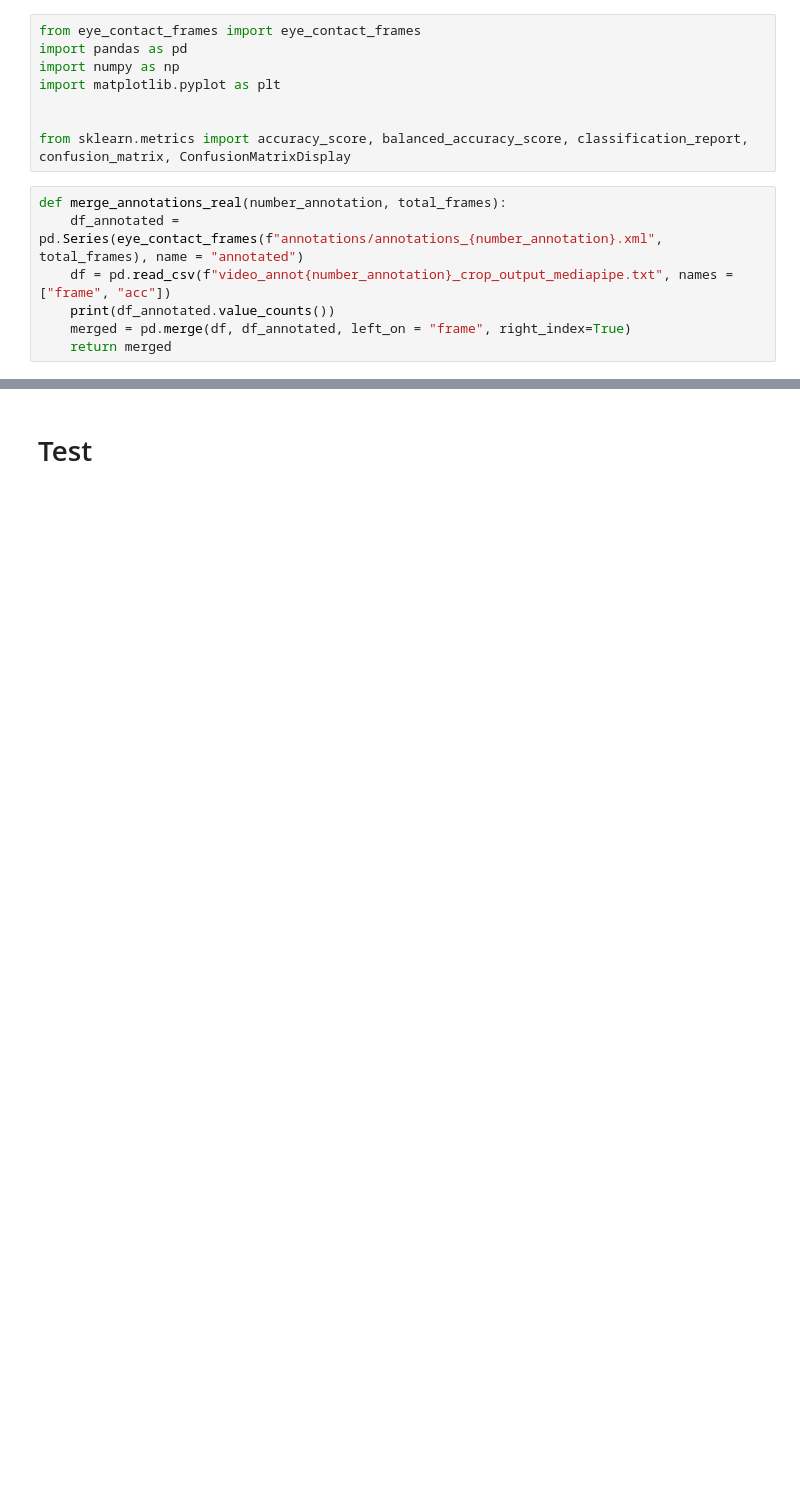
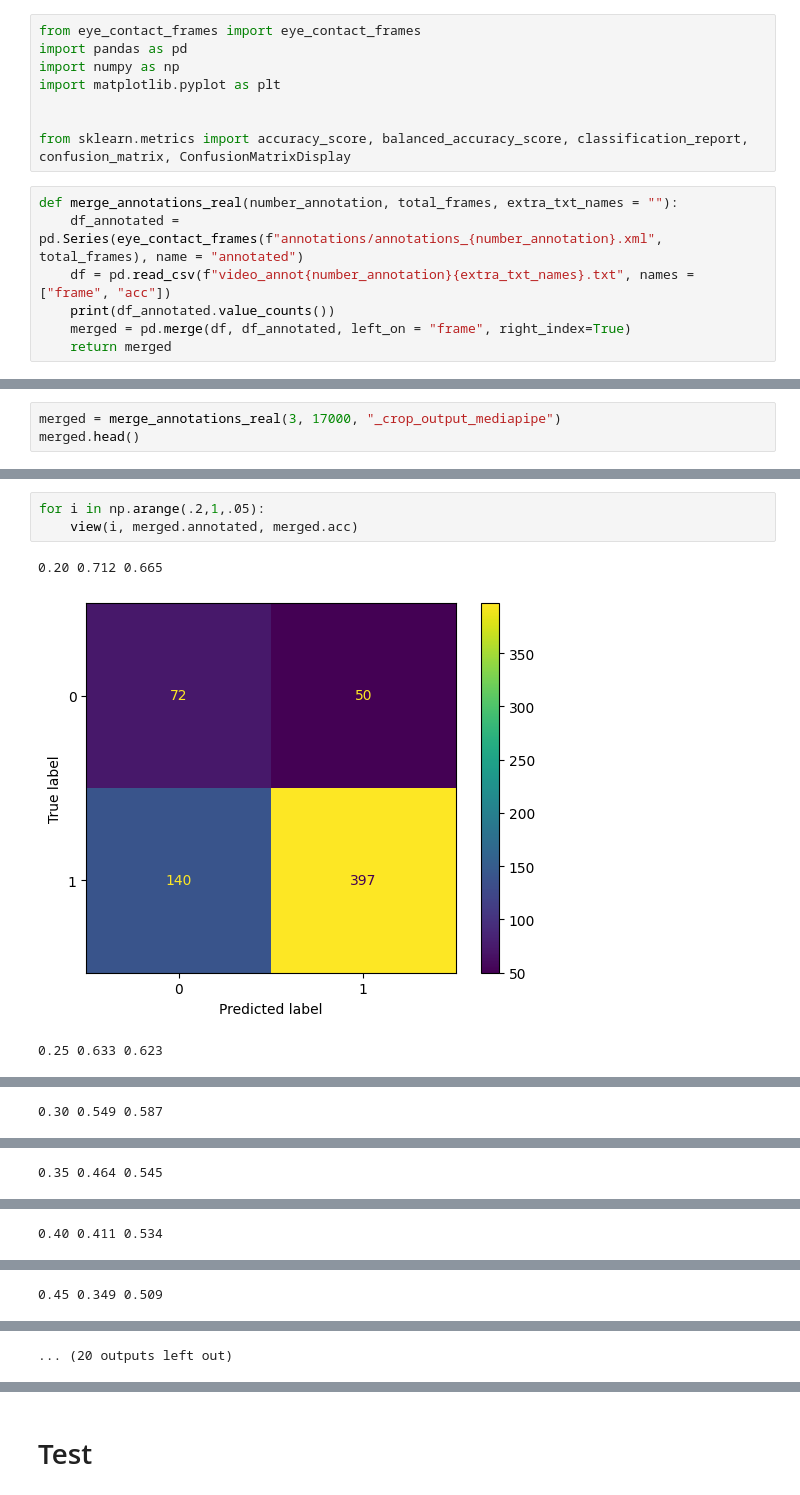
Before and after one commit to Johanniii/eye-contact-cnn, a Jupyter notebook: accuracy.ipynb, the cells around one changed output, grey strips where cells are left out. Drawn from its saved outputs; the diff is of its cells as text; blank space fills up the shorter version.

Commit message:
testing for results compared with annotation

```diff
--- a/accuracy.ipynb
+++ b/accuracy.ipynb
@@ -7,9 +7,9 @@ import matplotlib.pyplot as plt
 
 from sklearn.metrics import accuracy_score, balanced_accuracy_score, classification_report, confusion_matrix, ConfusionMatrixDisplay
 # %%
-def merge_annotations_real(number_annotation, total_frames):
+def merge_annotations_real(number_annotation, total_frames, extra_txt_names = ""):
     df_annotated = pd.Series(eye_contact_frames(f"annotations/annotations_{number_annotation}.xml", total_frames), name = "annotated")
-    df = pd.read_csv(f"video_annot{number_annotation}_crop_output_mediapipe.txt", names = ["frame", "acc"])
+    df = pd.read_csv(f"video_annot{number_annotation}{extra_txt_names}.txt", names = ["frame", "acc"])
     print(df_annotated.value_counts())
     merged = pd.merge(df, df_annotated, left_on = "frame", right_index=True)
     return merged
@@ -20,0 +43,3 @@ def view(threshold, annotations, real):
+# %%
+merged = merge_annotations_real(3, 17000, "_crop_output_mediapipe")
+merged.head()
@@ -20,0 +82,7 @@ def view(threshold, annotations, real):
+# %%
+for i in np.arange(.2,1,.05):
+    view(i, merged.annotated, merged.acc)
+# %% [output]
+0.20 0.712 0.665
+[figure, added]
+0.25 0.633 0.623
@@ -20,0 +90 @@ def view(threshold, annotations, real):
+0.30 0.549 0.587
@@ -20,0 +92 @@ def view(threshold, annotations, real):
+0.35 0.464 0.545
@@ -20,0 +94 @@ def view(threshold, annotations, real):
+0.40 0.411 0.534
@@ -20,0 +96 @@ def view(threshold, annotations, real):
+0.45 0.349 0.509
@@ -21 +98,2 @@ def view(threshold, annotations, real):
+... (20 outputs left out)
 # %%
```
Also changed, not shown: parts of 23 cells of this notebook.
